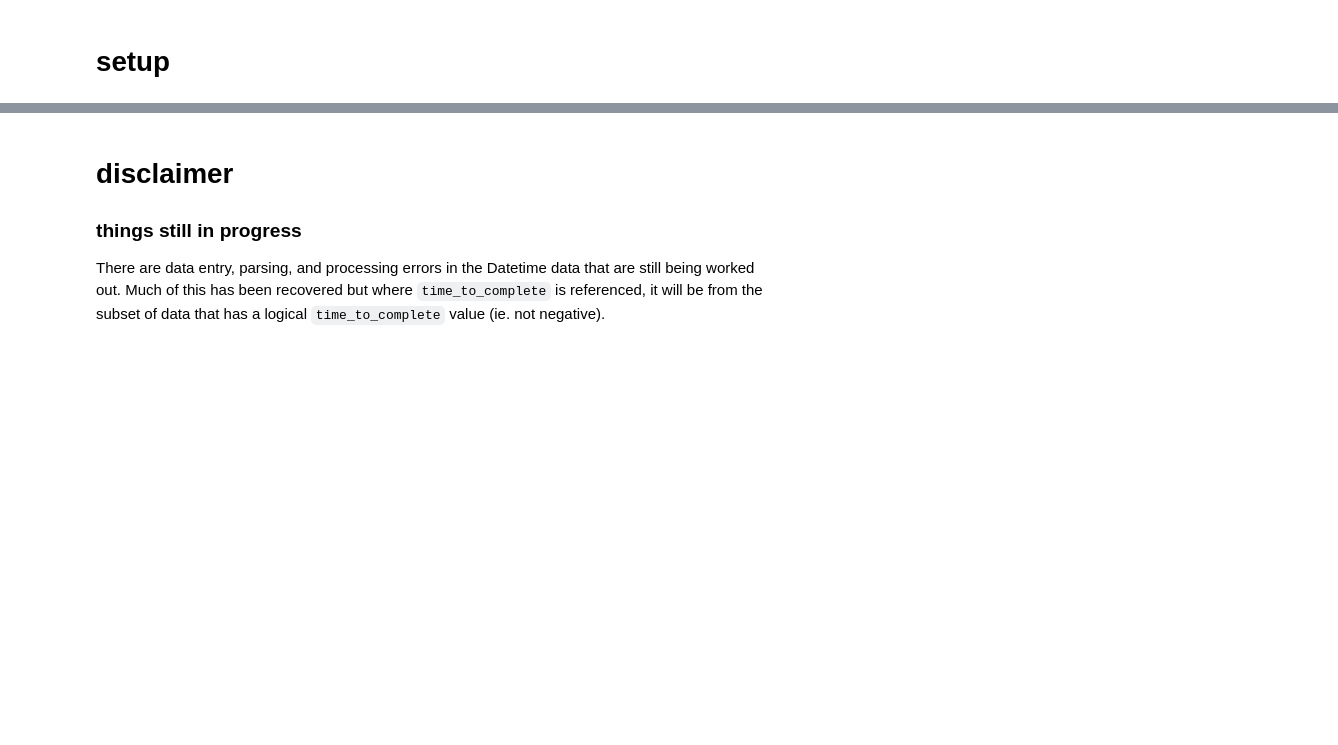
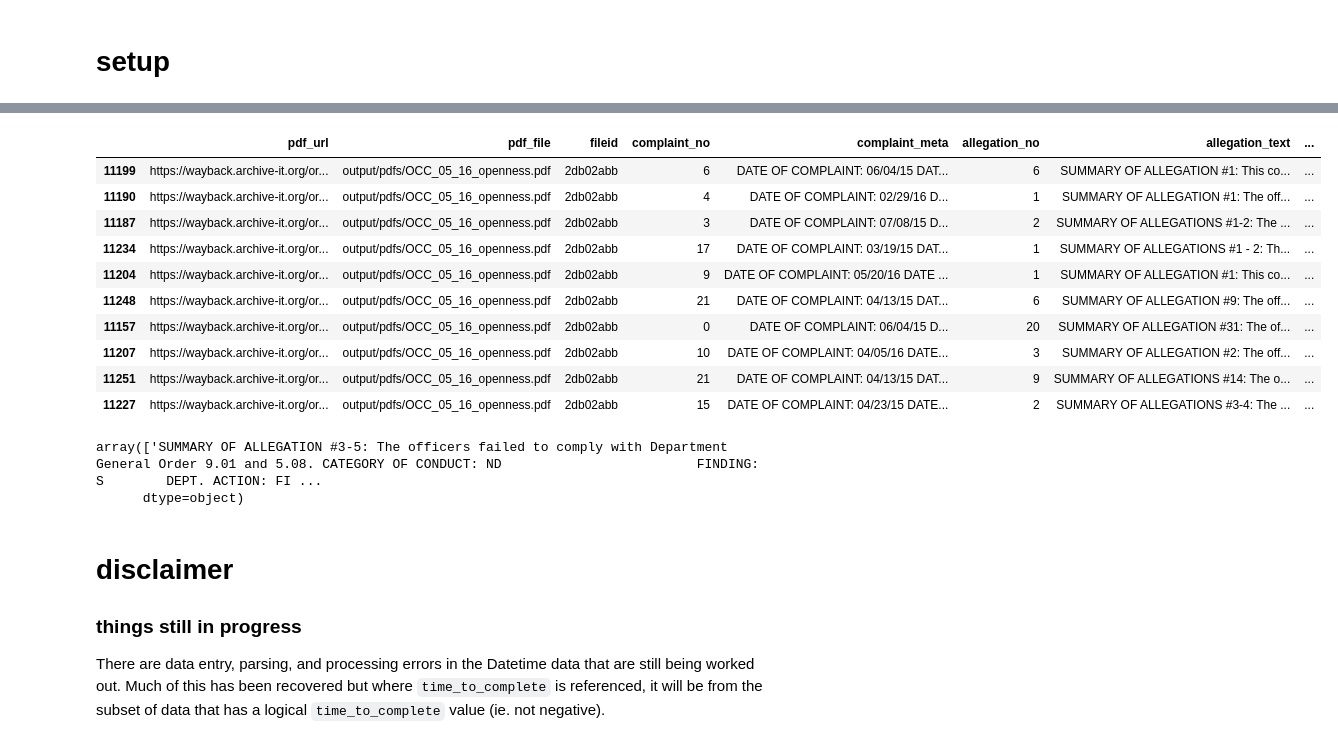
Before and after one commit to HRDAG/SF-PDO-DPA-reports, a Jupyter notebook: write/note/state.ipynb, the cells around one changed output, grey strips where cells are left out. Saved outputs shown, nothing was run; the diff lists cells and outputs as text; code cells hidden in the pictures; blank space fills up the shorter version.

```diff
--- a/write/note/state.ipynb
+++ b/write/note/state.ipynb
@@ -10,5 +21,16 @@ from matplotlib import pyplot as plt
 # %%
 # main
-dpa = pd.read_parquet("../../export/output/complaints.parquet")
-
-working = dpa.loc[dpa.time_to_complete > pd.Timedelta(0)].copy()
+pdfs = getfiles(arg="../../scrape/output/pdfs", fext='pdf')
+texts = getfiles(arg="../../pdf2text/output/txt-test/", fext='txt')
+texts_ref = pd.read_parquet("../../pdf2text/output/reference-table.parquet")
+segments = getfiles(arg="../../segment/output/each", fext='parquet')
+segments_ref = pd.read_parquet("../../segment/output/reference-table.parquet")
+#filtered = [path for path in getfiles(arg="../../filter/output", fext='parquet')
+#            if 'complaints' not in path.name]
+#filtered_ref = pd.read_parquet("../../filter/output/complaints.parquet")
+#cleaned = pd.read_parquet("../../clean/output/complaints.parquet")
+#indicated = pd.read_parquet("../../indicate/output/complaints.parquet")
+#complaints = pd.read_parquet("../../export/output/complaints.parquet") # should be called allegations
+#
+#dpa = complaints.copy()
+#working = dpa.loc[dpa.time_to_complete > pd.Timedelta(0)].copy()
@@ -15,3 +103,25 @@ working = dpa.loc[dpa.time_to_complete > pd.Timedelta(0)].copy()
+# %%
+segments_ref.loc[segments_ref.fileid == '2db02abb'].sample(10)
+# %% [output]
+|  | pdf_url | pdf_file | fileid | complaint_no | complaint_meta | allegation_no | allegation_text | ... |
+| 11199 | https://wayback.archive-it.org/or... | output/pdfs/OCC_05_16_openness.pdf | 2db02abb | 6 | DATE OF COMPLAINT: 06/04/15 DAT... | 6 | SUMMARY OF ALLEGATION #1: This co... | ... |
+| 11190 | https://wayback.archive-it.org/or... | output/pdfs/OCC_05_16_openness.pdf | 2db02abb | 4 | DATE OF COMPLAINT: 02/29/16 D... | 1 | SUMMARY OF ALLEGATION #1: The off... | ... |
+| 11187 | https://wayback.archive-it.org/or... | output/pdfs/OCC_05_16_openness.pdf | 2db02abb | 3 | DATE OF COMPLAINT: 07/08/15 D... | 2 | SUMMARY OF ALLEGATIONS #1-2: The ... | ... |
+| 11234 | https://wayback.archive-it.org/or... | output/pdfs/OCC_05_16_openness.pdf | 2db02abb | 17 | DATE OF COMPLAINT: 03/19/15 DAT... | 1 | SUMMARY OF ALLEGATIONS #1 - 2: Th... | ... |
+| 11204 | https://wayback.archive-it.org/or... | output/pdfs/OCC_05_16_openness.pdf | 2db02abb | 9 | DATE OF COMPLAINT: 05/20/16 DATE ... | 1 | SUMMARY OF ALLEGATION #1: This co... | ... |
+| 11248 | https://wayback.archive-it.org/or... | output/pdfs/OCC_05_16_openness.pdf | 2db02abb | 21 | DATE OF COMPLAINT: 04/13/15 DAT... | 6 | SUMMARY OF ALLEGATION #9: The off... | ... |
+| 11157 | https://wayback.archive-it.org/or... | output/pdfs/OCC_05_16_openness.pdf | 2db02abb | 0 | DATE OF COMPLAINT: 06/04/15 D... | 20 | SUMMARY OF ALLEGATION #31: The of... | ... |
+| 11207 | https://wayback.archive-it.org/or... | output/pdfs/OCC_05_16_openness.pdf | 2db02abb | 10 | DATE OF COMPLAINT: 04/05/16 DATE... | 3 | SUMMARY OF ALLEGATION #2: The off... | ... |
+| 11251 | https://wayback.archive-it.org/or... | output/pdfs/OCC_05_16_openness.pdf | 2db02abb | 21 | DATE OF COMPLAINT: 04/13/15 DAT... | 9 | SUMMARY OF ALLEGATIONS #14: The o... | ... |
+| 11227 | https://wayback.archive-it.org/or... | output/pdfs/OCC_05_16_openness.pdf | 2db02abb | 15 | DATE OF COMPLAINT: 04/23/15 DATE... | 2 | SUMMARY OF ALLEGATIONS #3-4: The ... | ... |
+# %%
+segments_ref.loc[(
+    segments_ref.fileid == '2db02abb') & (
+    segments_ref.complaint_no == 0) & (
+    segments_ref.allegation_no == 25), 'allegation_text'].values
+# %% [output]
+array(['SUMMARY OF ALLEGATION #3-5: The officers failed to comply with Department General Order 9.01 and 5.08. CATEGORY OF CONDUCT: ND                         FINDING:        S        DEPT. ACTION: FI ...
+      dtype=object)
 # %% [markdown]
 # disclaimer
 ### things still in progress
```
Also changed, not shown: parts of 8 cells of this notebook.
